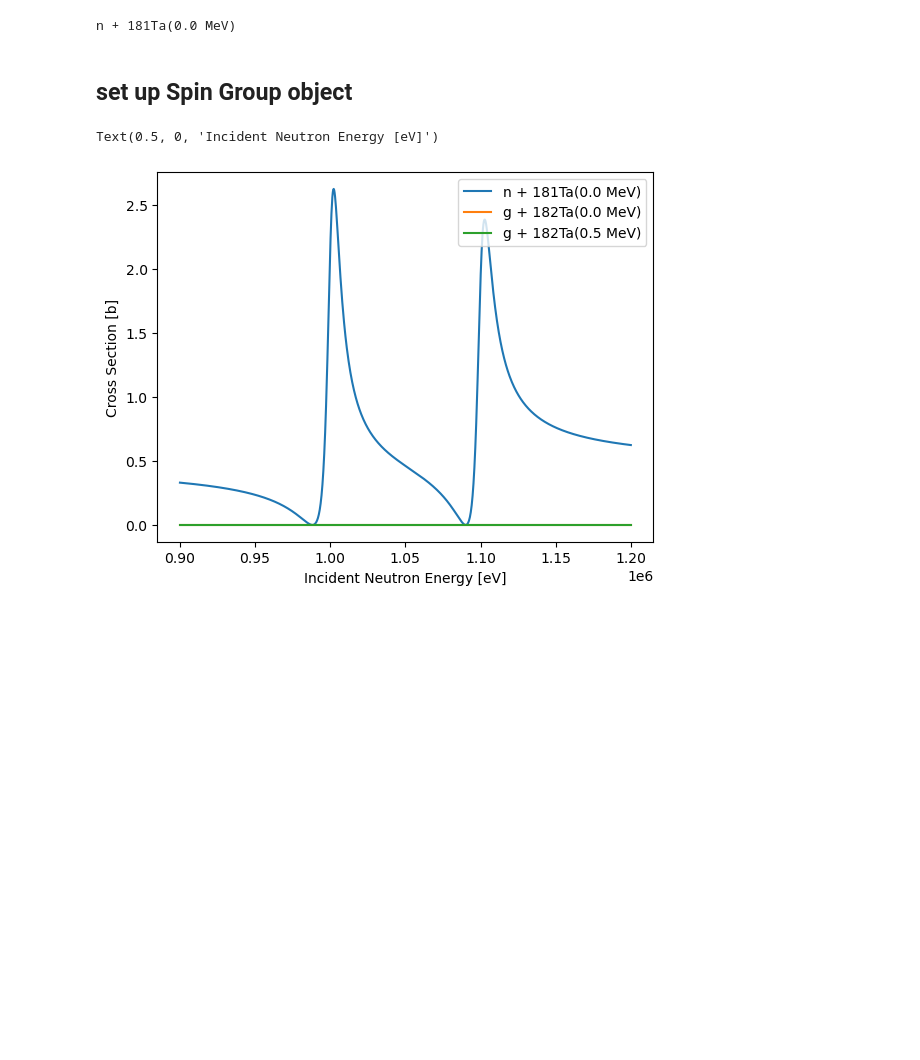
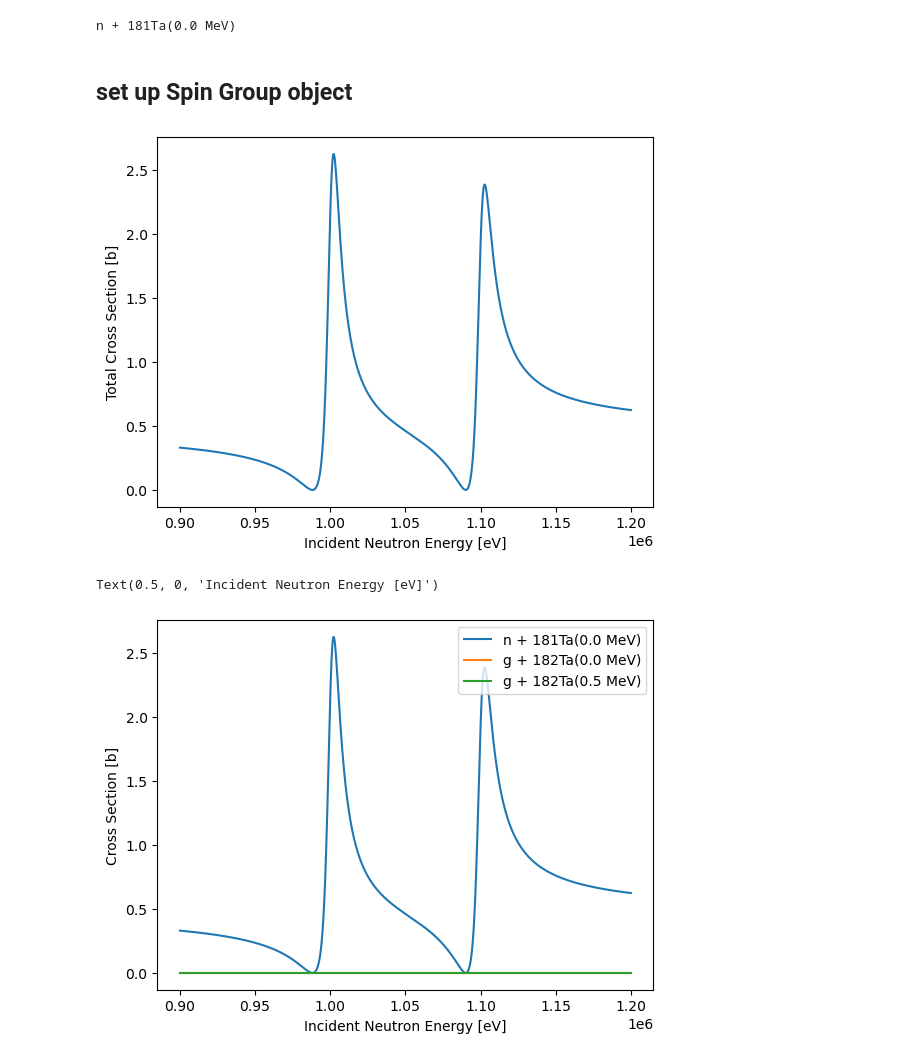
Before and after one commit to amlewis1578/rmatrix, a Jupyter notebook: docs/example.ipynb, the cells around one changed output. Drawn from its saved outputs; the diff is of its cells as text; code cells hidden in the pictures; blank space fills up the shorter version.

Commit message:
document total cross section attribute and add to example

```diff
--- a/docs/example.ipynb
+++ b/docs/example.ipynb
@@ -121,6 +121,13 @@ res_energies = [1e6,1.1e6]
 energy_grid = np.linspace(0.9e6,1.2e6,1001)
 
 sg = SpinGroup(res_energies, elastic, [capture_ground, capture_first],energy_grid)
+# %%
+plt.plot(sg.energy_grid, sg.total_cross_section)
+plt.ylabel("Total Cross Section [b]")
+plt.xlabel("Incident Neutron Energy [eV]")
+plt.savefig("three_channel_total_example.png")
+# %% [output]
+[figure, added]
 # %%
 for channel in sg.channels:
     plt.plot(sg.energy_grid, channel.cross_section, label=channel)
```
Also changed, not shown: 3 other files.
